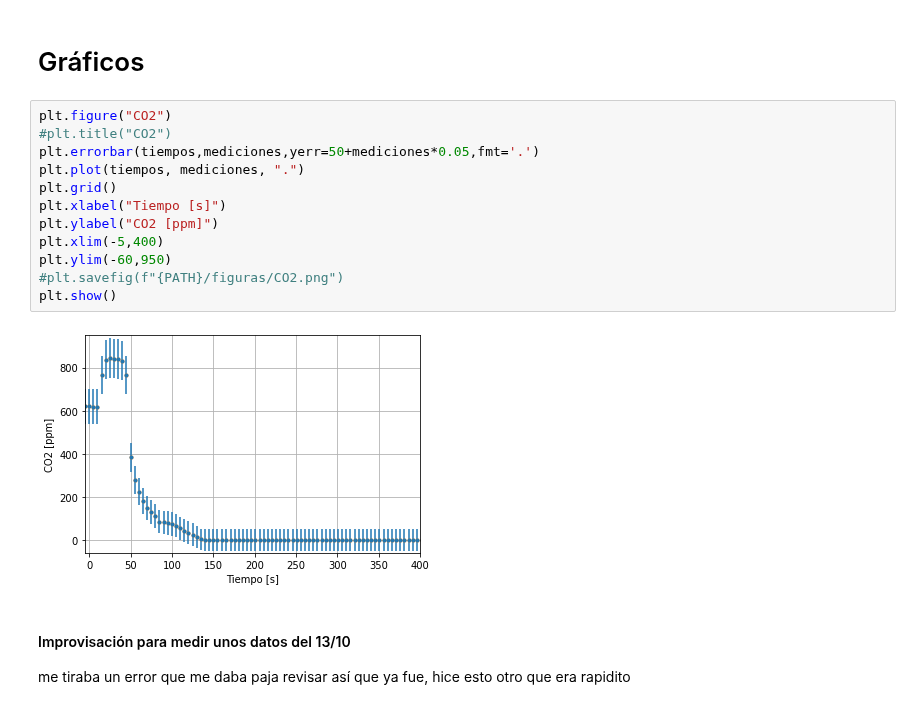
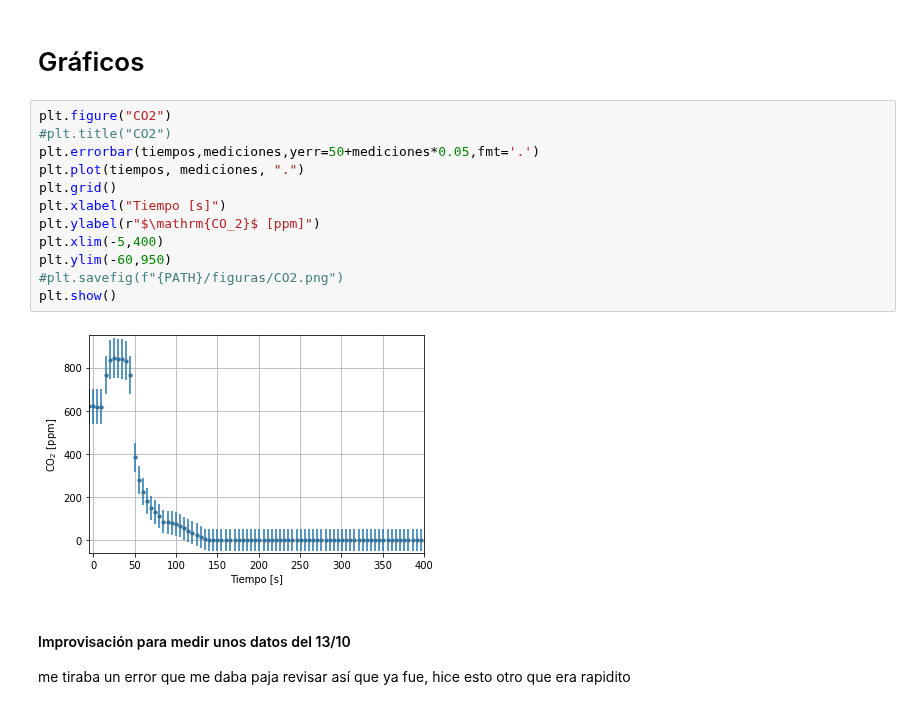
Before and after one commit to fyulita/laboratorio-6-y-7, a Jupyter notebook: Arduino/notebook-co2.ipynb, the cells around one changed output. Drawn from its saved outputs; the diff is of its cells as text.

```diff
--- a/Arduino/notebook-co2.ipynb
+++ b/Arduino/notebook-co2.ipynb
@@ -83,17 +83,17 @@ for i in range(n):
 # %%
 plt.figure("CO2")
 #plt.title("CO2")
 plt.errorbar(tiempos,mediciones,yerr=50+mediciones*0.05,fmt='.')
 plt.plot(tiempos, mediciones, ".")
 plt.grid()
 plt.xlabel("Tiempo [s]")
-plt.ylabel("CO2 [ppm]")
+plt.ylabel(r"$\mathrm{CO_2}$ [ppm]")
 plt.xlim(-5,400)
 plt.ylim(-60,950)
 #plt.savefig(f"{PATH}/figuras/CO2.png")
 plt.show()
 # %% [output]
-[figure, old version]
+[figure, new version]
 # %% [markdown]
 #### Improvisación para medir unos datos del 13/10
 me tiraba un error que me daba paja revisar así que ya fue, hice esto otro que era rapidito
```
Also changed, not shown: parts of 2 cells of this notebook, 20 other files.
